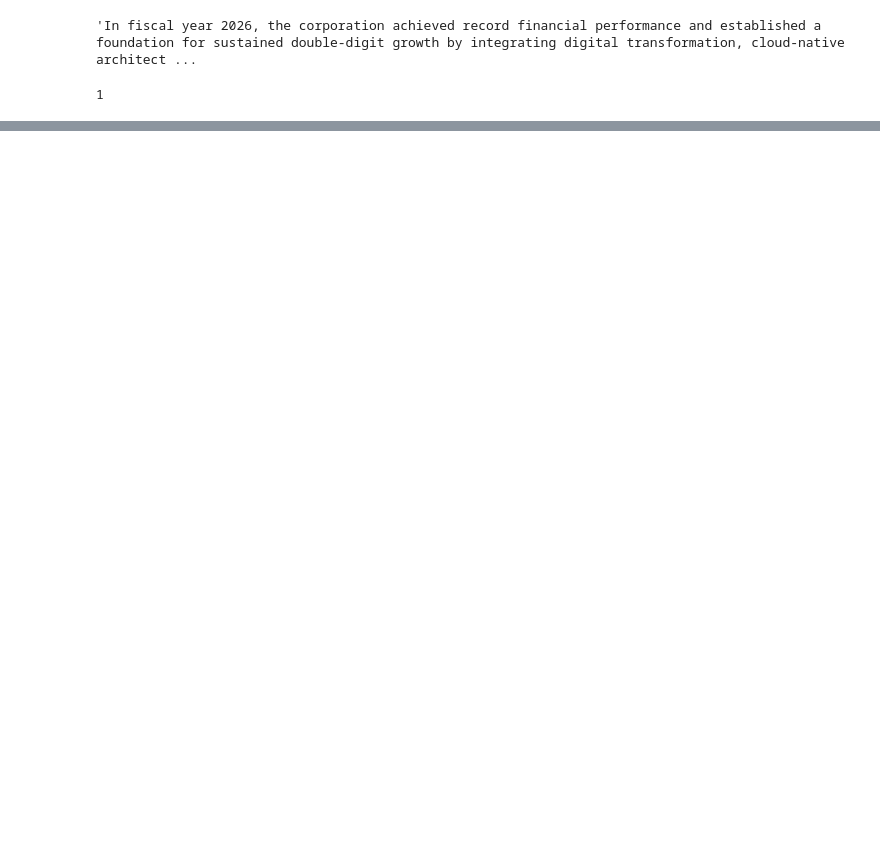
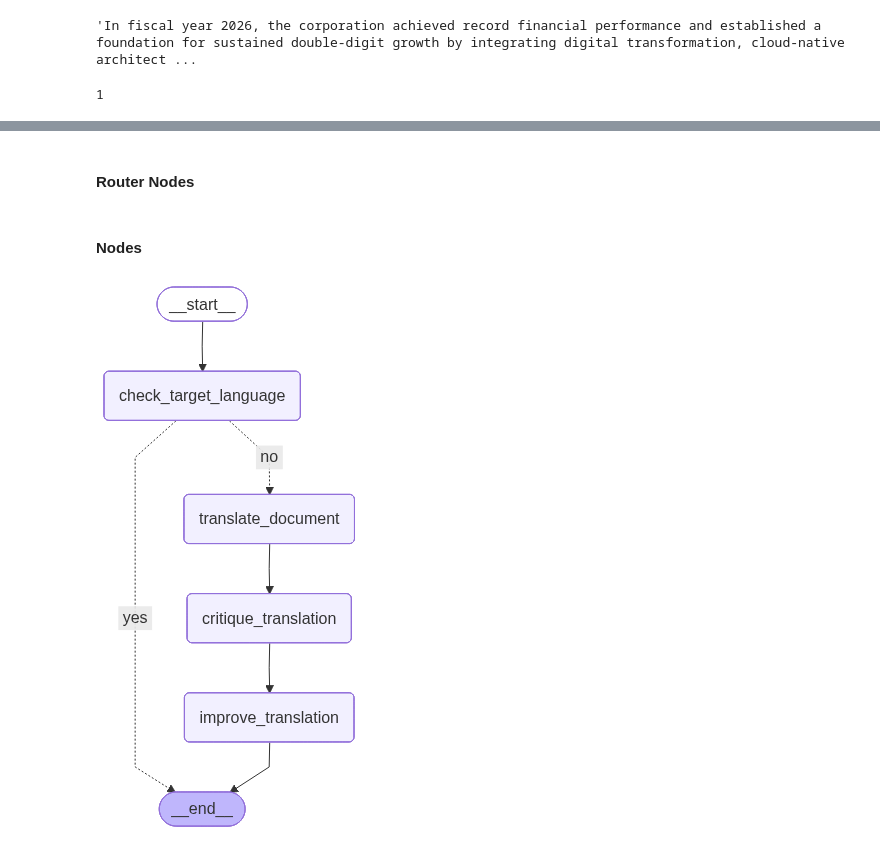
Before and after one commit to yahiaabdelhady2023/cross-border-e-commerce-agent-swarm, a Jupyter notebook: new_agentic_framework.ipynb, the cells around one changed output, grey strips where cells are left out. Drawn from its saved outputs; the diff is of its cells as text; code cells hidden in the pictures; blank space fills up the shorter version.

Commit message:
implemented translation agent sucessfully!

```diff
--- a/new_agentic_framework.ipynb
+++ b/new_agentic_framework.ipynb
@@ -575,0 +607,35 @@ len(result["mini_summaries"])
+# %%
+class TranslationProcessingSchema(BaseModel):
+    """changes throughout nodes"""
+    current_document_language: str =  Field(description="write only the name of language of the document")
+
+class TranslationOutputSchema(BaseModel):
+    """changes throughout nodes"""
+    current_translated_document: Document = Field(description="translate the current document to the target language",examples=["english"])
+
+class TranslationFeedbackSchema(BaseModel):
+    """changes throughout nodes"""
+    critique_feedback: str = Field(description="critique the document and give a feedback if you believe the translation is not accurate")
+
+class TranslationImproveSchema(BaseModel):
+    """changes throughout nodes"""
+    improved_translation: Document = Field(description="use original document, translated document, critique feedback to improve translation")
+# %% [markdown]
+#### Router Nodes
+# %%
+from langgraph.types import Send
+
+
+def translation_task_splitter_router(state: TranslationState):
+    """creates a translate subgraph for each splitted clean document privately"""
+    print("summary_task_splitter_router state",state)
+    target_language = state["target_language"]
+    return [Send("translation_subgraph", {"current_clean_document":current_clean_document,"target_language":target_language}) for current_clean_document in state["splitted_documents"]]
+
+def check_language_router(state: TranslationWorkerState):
+    if state["current_clean_document"] == state["target_language"]:
+        return "yes"
+    else:
+        return "no"
+# %% [markdown]
+#### Nodes
@@ -575,0 +718,16 @@ len(result["mini_summaries"])
+# %%
+translation_subgraph = StateGraph(TranslationWorkerState)
+translation_subgraph.add_node("check_target_language",check_target_language)
+translation_subgraph.add_node("translate_document",translate_document)
+translation_subgraph.add_node("critique_translation",critique_translation)
+translation_subgraph.add_node("improve_translation",improve_translation)
+###########################################################################
+translation_subgraph.add_edge(START,"check_target_language")
+translation_subgraph.add_conditional_edges("check_target_language",check_language_router,{"yes":END,"no":"translate_document"})
+translation_subgraph.add_edge("translate_document","critique_translation")
+translation_subgraph.add_edge("critique_translation","improve_translation")
+translation_subgraph.add_edge("improve_translation",END)
+translation_subgraph_compiled = translation_subgraph.compile()
+display(Image(translation_subgraph_compiled.get_graph().draw_mermaid_png()))
+# %% [output]
+[figure, added]
```
Also changed, not shown: parts of 14 cells of this notebook, 1 other file.
